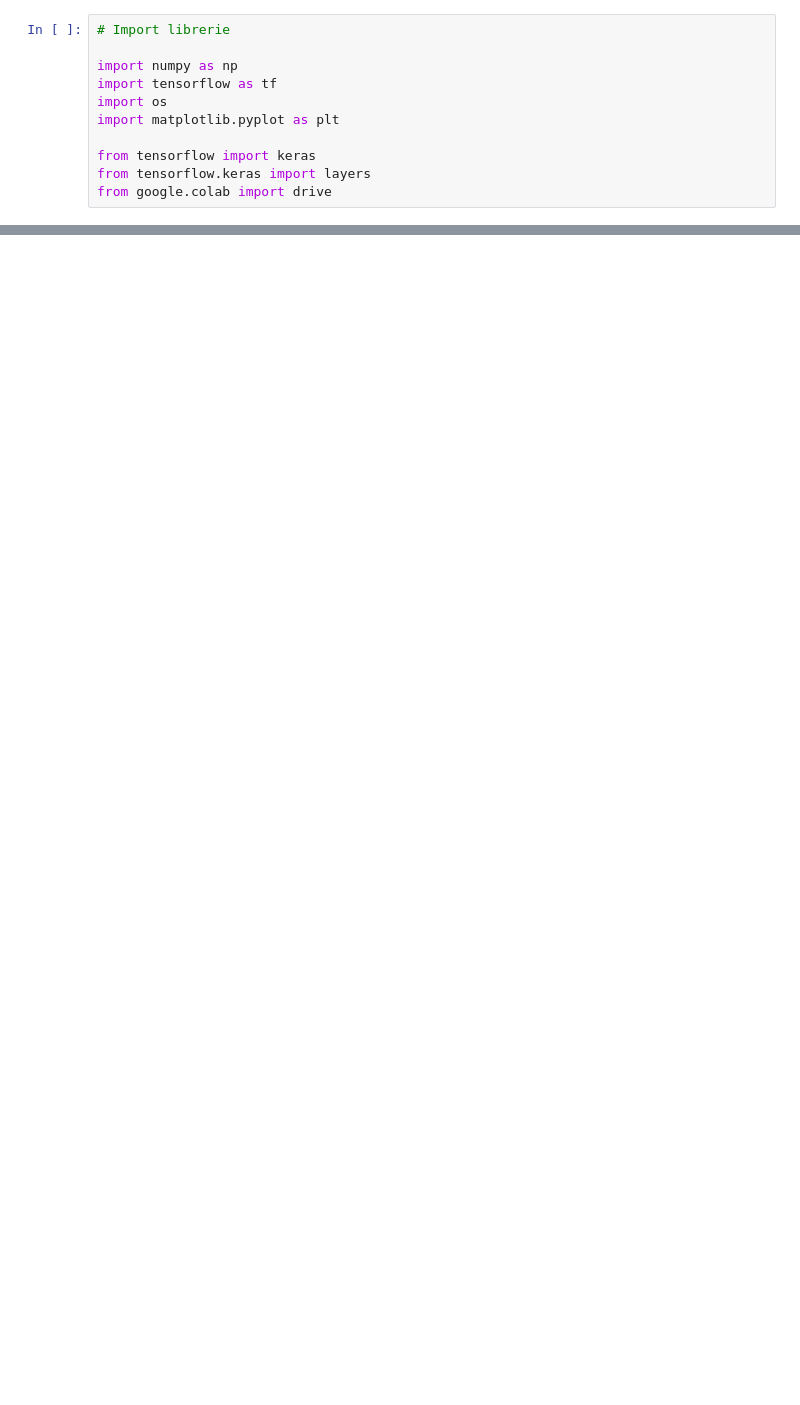
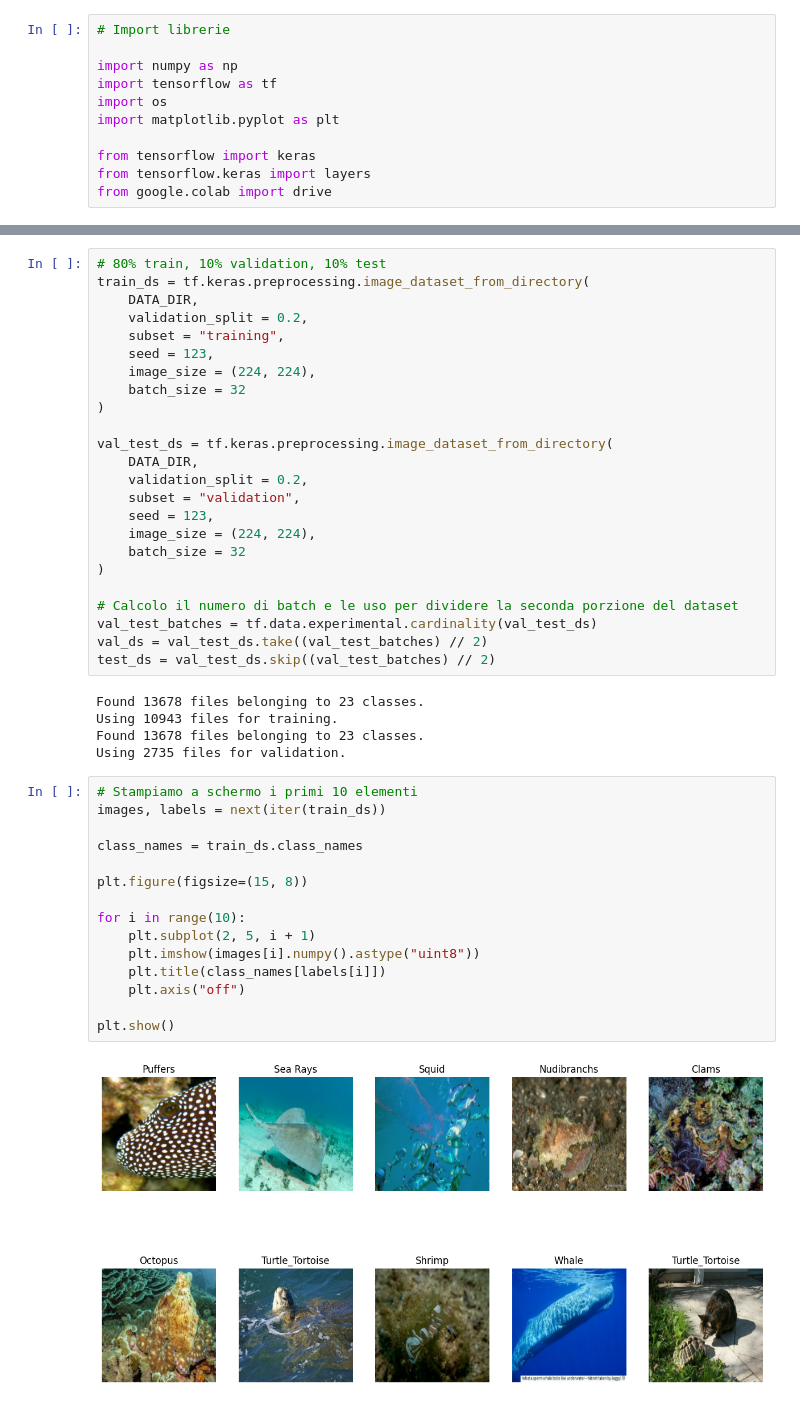
Before and after one commit to Elsacred02/Progetto_AML_2025_2026, a Jupyter notebook: Codice_progetto_AML_2025_2026.ipynb, the cells around one changed output, grey strips where cells are left out. Cells and saved outputs as stored; diff of their text form; blank space fills up the shorter version.

Commit message:
Inizito pre-processing del dataset

```diff
--- a/Codice_progetto_AML_2025_2026.ipynb
+++ b/Codice_progetto_AML_2025_2026.ipynb
@@ -105,0 +108,46 @@ plt.show()
+# %%
+# 80% train, 10% validation, 10% test
+train_ds = tf.keras.preprocessing.image_dataset_from_directory(
+    DATA_DIR,
+    validation_split = 0.2,
+    subset = "training",
+    seed = 123,
+    image_size = (224, 224),
+    batch_size = 32
+)
+
+val_test_ds = tf.keras.preprocessing.image_dataset_from_directory(
+    DATA_DIR,
+    validation_split = 0.2,
+    subset = "validation",
+    seed = 123,
+    image_size = (224, 224),
+    batch_size = 32
+)
+
+# Calcolo il numero di batch e le uso per dividere la seconda porzione del dataset
+val_test_batches = tf.data.experimental.cardinality(val_test_ds)
+val_ds = val_test_ds.take((val_test_batches) // 2)
+test_ds = val_test_ds.skip((val_test_batches) // 2)
+# %% [output]
+Found 13678 files belonging to 23 classes.
+Using 10943 files for training.
+Found 13678 files belonging to 23 classes.
+Using 2735 files for validation.
+# %%
+# Stampiamo a schermo i primi 10 elementi
+images, labels = next(iter(train_ds))
+
+class_names = train_ds.class_names
+
+plt.figure(figsize=(15, 8))
+
+for i in range(10):
+    plt.subplot(2, 5, i + 1)
+    plt.imshow(images[i].numpy().astype("uint8"))
+    plt.title(class_names[labels[i]])
+    plt.axis("off")
+
+plt.show()
+# %% [output]
+[figure, added]
```
Also changed, not shown: parts of 3 cells of this notebook.
